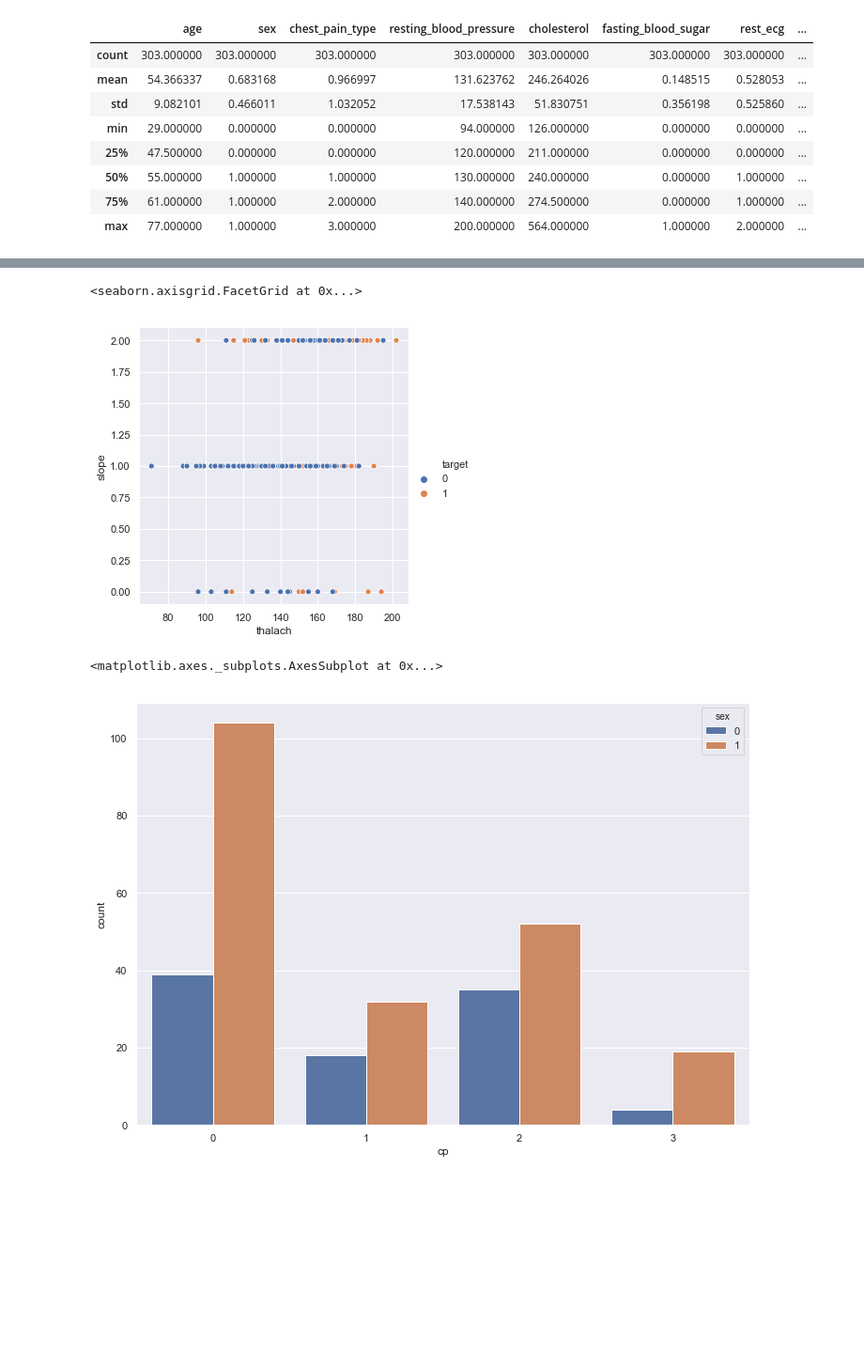
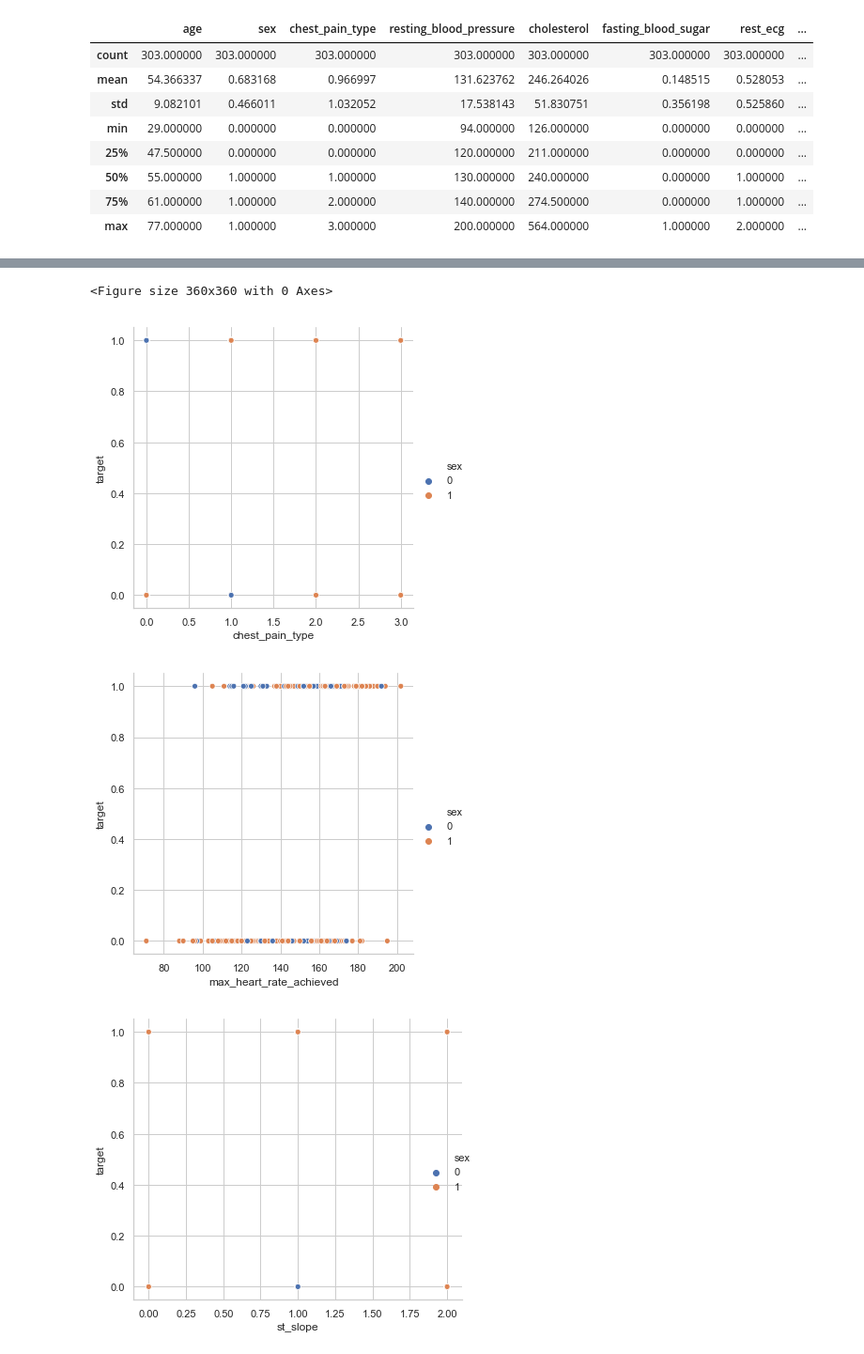
Before and after one commit to kartista88/Data-Mining, a Jupyter notebook: progetto_heart-diseases/script_ale.ipynb, the cells around one changed output, grey strips where cells are left out. Shown at 94% size. Saved outputs shown, nothing was run; the diff lists cells and outputs as text; code cells hidden in the pictures; blank space fills up the shorter version.

```diff
--- a/progetto_heart-diseases/script_ale.ipynb
+++ b/progetto_heart-diseases/script_ale.ipynb
@@ -94,13 +101,14 @@ plt.show()
-# %%
-sns.relplot(x='thalach', y='slope', data=ds, hue='target')
-# %% [output]
-<seaborn.axisgrid.FacetGrid at 0x...>
-[figure, removed]
-# %%
-sns.countplot(x='cp', data=ds, hue='sex')
-# %% [output]
-<matplotlib.axes._subplots.AxesSubplot at 0x...>
-[figure, removed]
+# %%
+plt.figure(figsize=(5,5))
+for x in ['chest_pain_type', 'max_heart_rate_achieved', 'st_slope']:
+    sns.relplot(x=x, y='target', data=ds, hue='sex')
+plt.tight_layout()
+plt.show()
+# %% [output]
+<Figure size 360x360 with 0 Axes>
+[figure, added]
+[figure, added]
+[figure, added]
 # %%
 ## Categorical to Dummy
 
```
Also changed, not shown: parts of 24 cells of this notebook.
